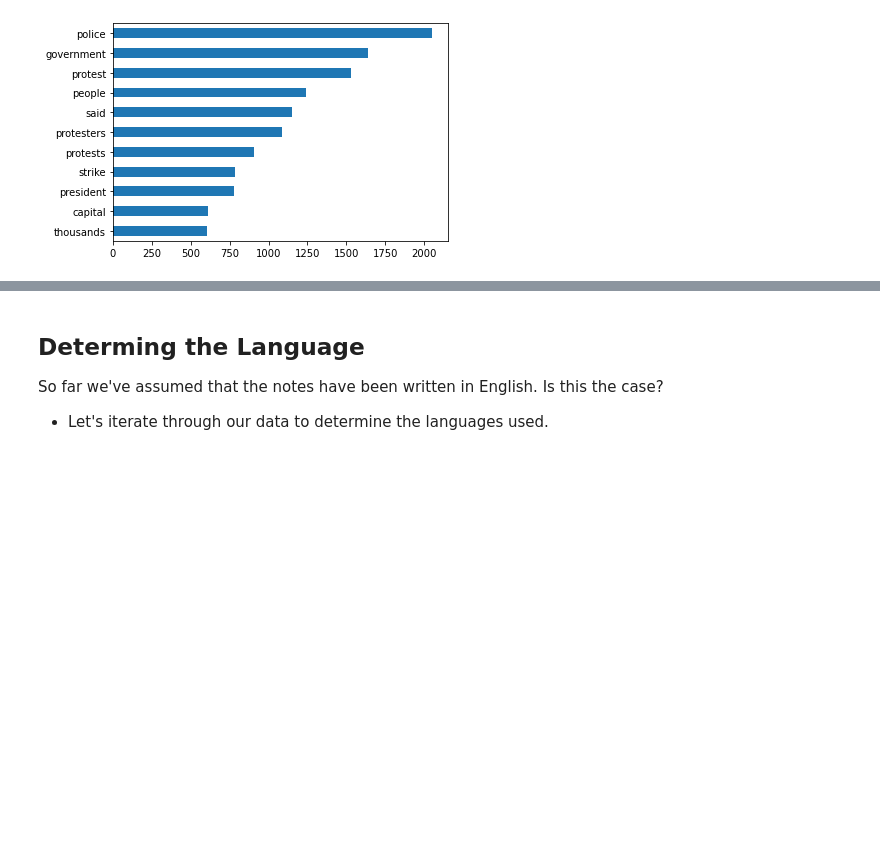
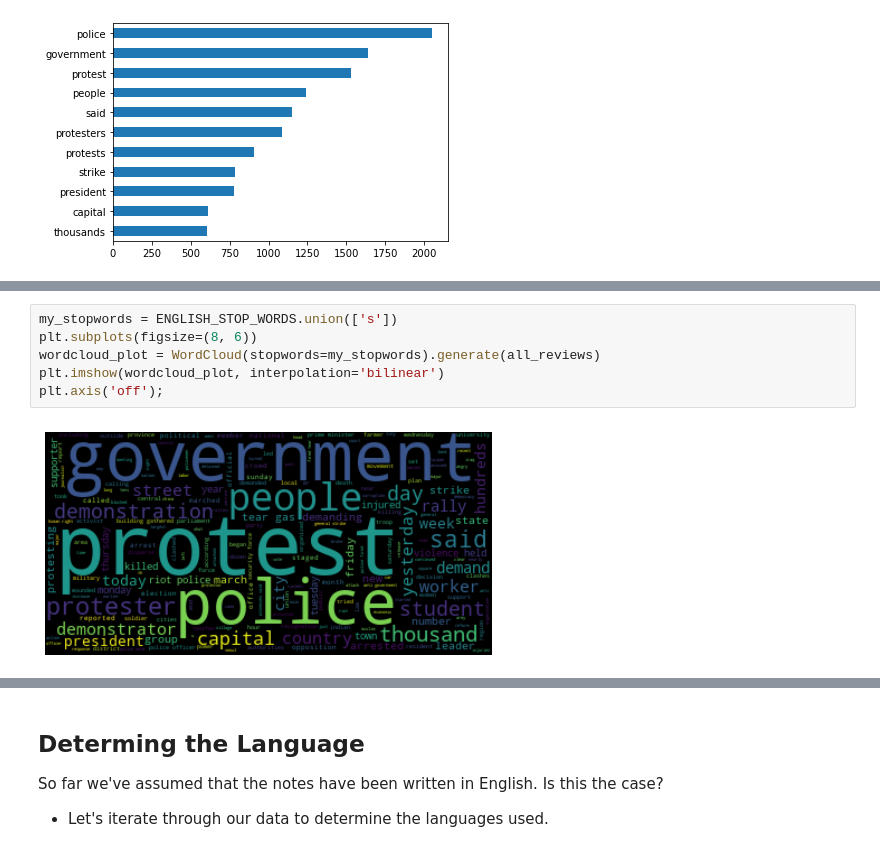
Before and after one commit to Demiga-g/Protest-Sentiments, a Jupyter notebook: Protest Sentiment Analysis.ipynb, the cells around one changed output, grey strips where cells are left out. Cells and saved outputs as stored; diff of their text form; blank space fills up the shorter version.

```diff
--- a/Protest Sentiment Analysis.ipynb
+++ b/Protest Sentiment Analysis.ipynb
@@ -175,0 +183,8 @@ counts_value[counts_value>=600]\
+# %%
+my_stopwords = ENGLISH_STOP_WORDS.union(['s'])
+plt.subplots(figsize=(8, 6))
+wordcloud_plot = WordCloud(stopwords=my_stopwords).generate(all_reviews)
+plt.imshow(wordcloud_plot, interpolation='bilinear')
+plt.axis('off');
+# %% [output]
+[figure, added]
```
Also changed, not shown: parts of 22 cells of this notebook.
